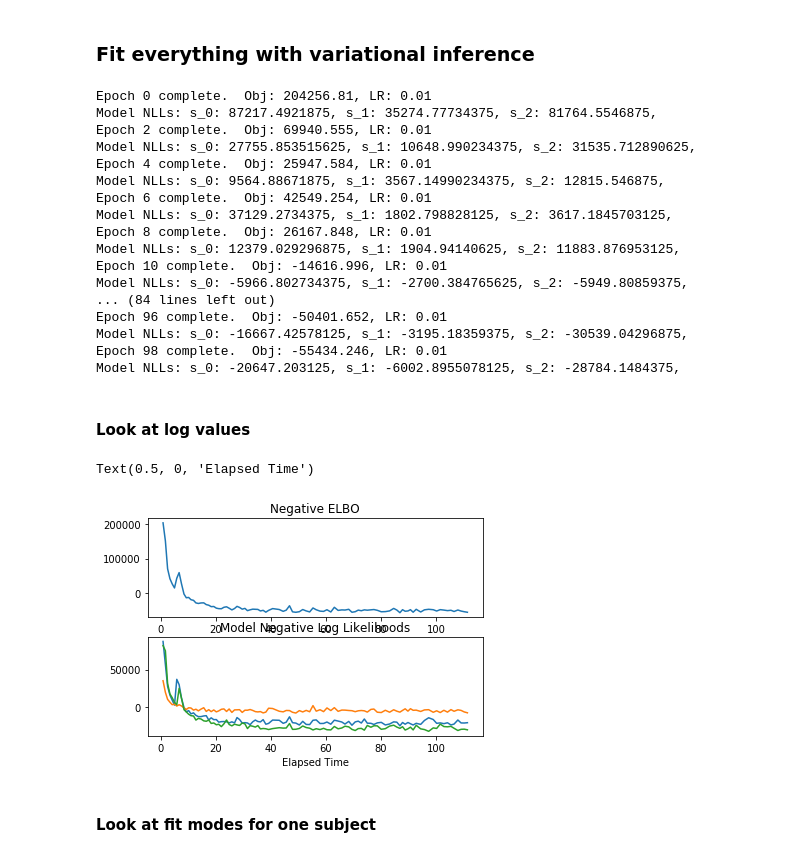
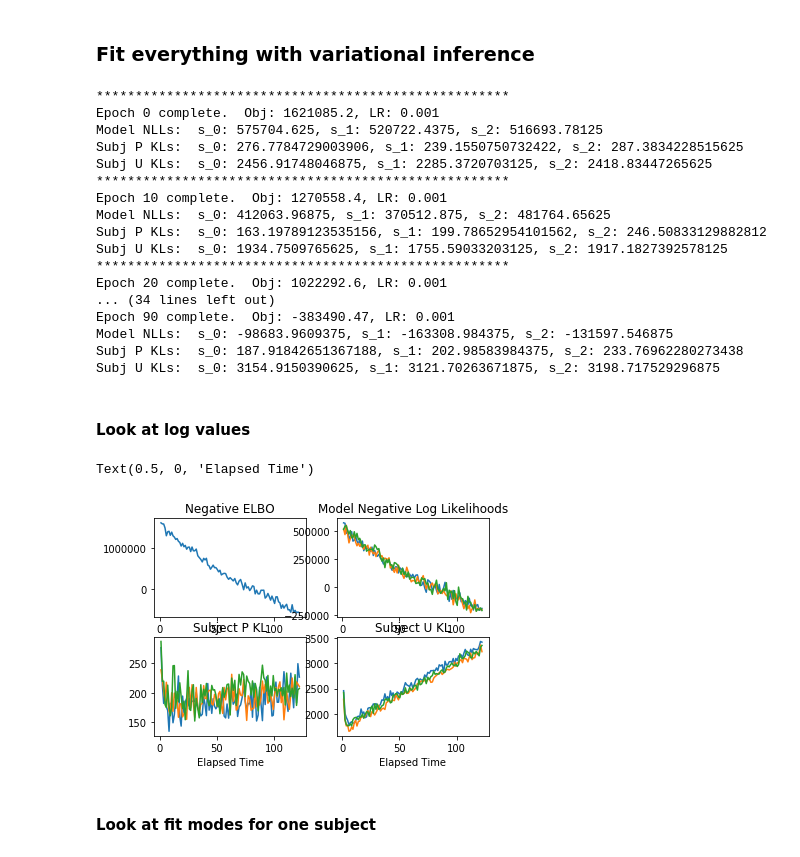
Before and after one commit to wbishopJanelia/janelia_core, a Jupyter notebook: development/develolp_BumpInputWithRecursiveDynamicsScenario.ipynb, the cells around one changed output. Drawn from its saved outputs; the diff is of its cells as text; code cells hidden in the pictures.

Commit message:
Working version of multi-subject VI code

```diff
--- a/development/develolp_BumpInputWithRecursiveDynamicsScenario.ipynb
+++ b/development/develolp_BumpInputWithRecursiveDynamicsScenario.ipynb
@@ -20,7 +20,7 @@ n_subjects = 3
 n_modes = 2
 n_neuron_range = [1000, 1000]
 n_dims = 2
-n_smps_range = [100, 1000]
+n_smps_range = [1000, 1100]
 prior_std = .001
 noise_range = [.01, .02]
 bump_std_range = [.1, .1]
@@ -104,40 +104,51 @@ subject_collections = [true_mdls.generate_training_collection(s_i=s_i, data=data
 vi_fitter = MultiSubjectVIFitter(p_priors=prior_dists[0], u_priors=prior_dists[1],
                                  s_collections=subject_collections)
 # %%
-logs=vi_fitter.fit(n_epochs=100, n_batches=10, update_int=2)
+logs=vi_fitter.fit(n_epochs=100, n_batches=10, update_int=10,
+                   learning_rates=.001)
 # %% [output]
-Epoch 0 complete.  Obj: 204256.81, LR: 0.01
-Model NLLs: s_0: 87217.4921875, s_1: 35274.77734375, s_2: 81764.5546875,
-Epoch 2 complete.  Obj: 69940.555, LR: 0.01
-Model NLLs: s_0: 27755.853515625, s_1: 10648.990234375, s_2: 31535.712890625,
-Epoch 4 complete.  Obj: 25947.584, LR: 0.01
-Model NLLs: s_0: 9564.88671875, s_1: 3567.14990234375, s_2: 12815.546875,
-Epoch 6 complete.  Obj: 42549.254, LR: 0.01
-Model NLLs: s_0: 37129.2734375, s_1: 1802.798828125, s_2: 3617.1845703125,
-Epoch 8 complete.  Obj: 26167.848, LR: 0.01
-Model NLLs: s_0: 12379.029296875, s_1: 1904.94140625, s_2: 11883.876953125,
-Epoch 10 complete.  Obj: -14616.996, LR: 0.01
-Model NLLs: s_0: -5966.802734375, s_1: -2700.384765625, s_2: -5949.80859375,
-... (84 lines left out)
-Epoch 96 complete.  Obj: -50401.652, LR: 0.01
-Model NLLs: s_0: -16667.42578125, s_1: -3195.18359375, s_2: -30539.04296875,
-Epoch 98 complete.  Obj: -55434.246, LR: 0.01
-Model NLLs: s_0: -20647.203125, s_1: -6002.8955078125, s_2: -28784.1484375,
+*****************************************************
+Epoch 0 complete.  Obj: 1621085.2, LR: 0.001
+Model NLLs:  s_0: 575704.625, s_1: 520722.4375, s_2: 516693.78125
+Subj P KLs:  s_0: 276.7784729003906, s_1: 239.1550750732422, s_2: 287.3834228515625
+Subj U KLs:  s_0: 2456.91748046875, s_1: 2285.3720703125, s_2: 2418.83447265625
+*****************************************************
+Epoch 10 complete.  Obj: 1270558.4, LR: 0.001
+Model NLLs:  s_0: 412063.96875, s_1: 370512.875, s_2: 481764.65625
+Subj P KLs:  s_0: 163.19789123535156, s_1: 199.78652954101562, s_2: 246.50833129882812
+Subj U KLs:  s_0: 1934.7509765625, s_1: 1755.59033203125, s_2: 1917.1827392578125
+*****************************************************
+Epoch 20 complete.  Obj: 1022292.6, LR: 0.001
+... (34 lines left out)
+Epoch 90 complete.  Obj: -383490.47, LR: 0.001
+Model NLLs:  s_0: -98683.9609375, s_1: -163308.984375, s_2: -131597.546875
+Subj P KLs:  s_0: 187.91842651367188, s_1: 202.98583984375, s_2: 233.76962280273438
+Subj U KLs:  s_0: 3154.9150390625, s_1: 3121.70263671875, s_2: 3198.717529296875
 # %% [markdown]
 #### Look at log values
 # %%
-plt.subplot(2,1,1)
+plt.subplot(2,2,1)
 plt.plot(logs['elapsed_time'], logs['nelbo'])
 plt.title('Negative ELBO')
 plt.xlabel('Elapsed Time')
 
-plt.subplot(2,1,2)
+plt.subplot(2,2,2)
 plt.plot(logs['elapsed_time'], logs['mdl_nll'])
 plt.title('Model Negative Log Likelihoods')
 plt.xlabel('Elapsed Time')
+
+plt.subplot(2,2,3)
+plt.plot(logs['elapsed_time'], logs['sub_p_kl'])
+plt.title('Subject P KL')
+plt.xlabel('Elapsed Time')
+
+plt.subplot(2,2,4)
+plt.plot(logs['elapsed_time'], logs['sub_u_kl'])
+plt.title('Subject U KL')
+plt.xlabel('Elapsed Time')
 # %% [output]
 Text(0.5, 0, 'Elapsed Time')
-[figure, old version]
+[figure, new version]
 # %% [markdown]
 #### Look at fit modes for one subject
 # %%
```
Also changed, not shown: parts of 11 cells of this notebook, 2 other files.
